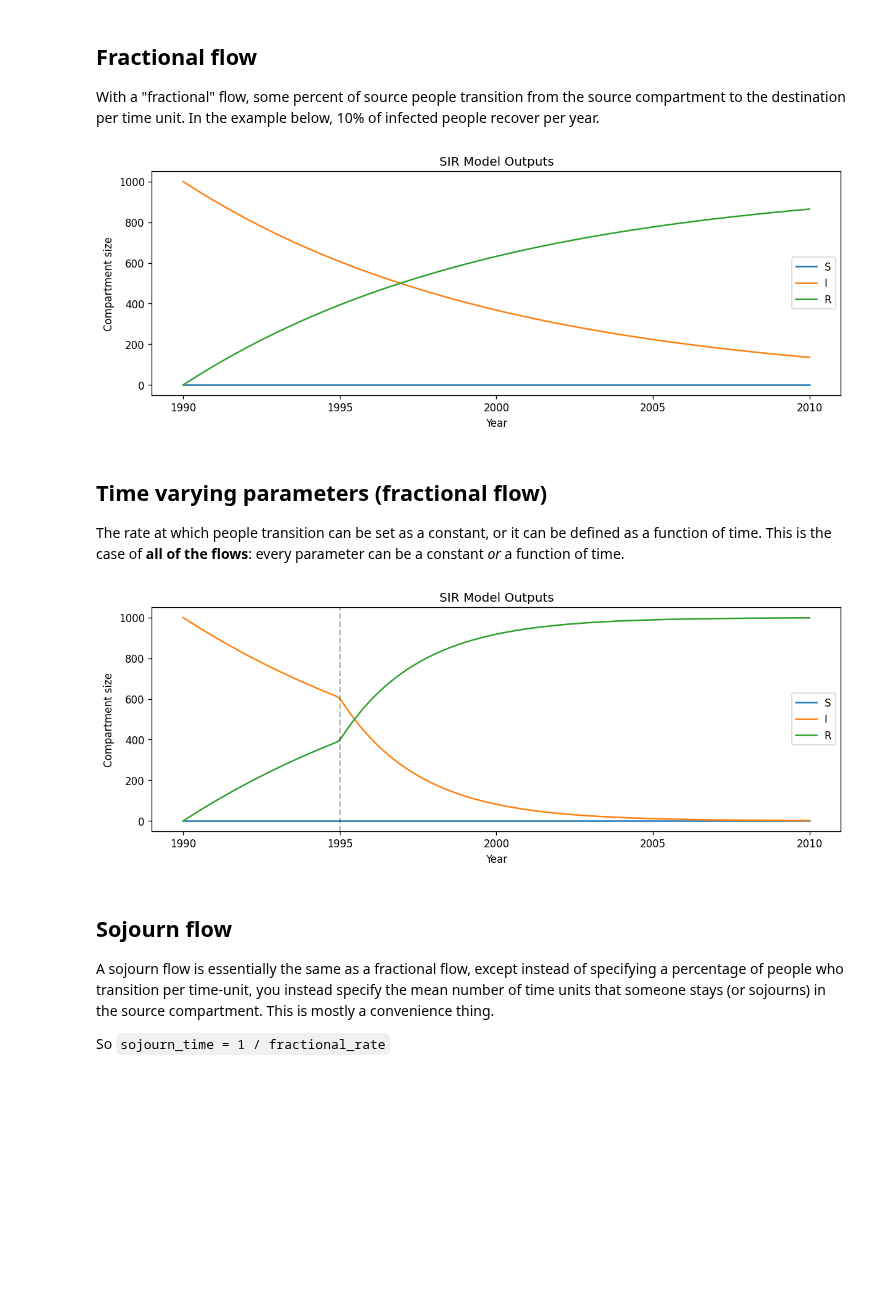
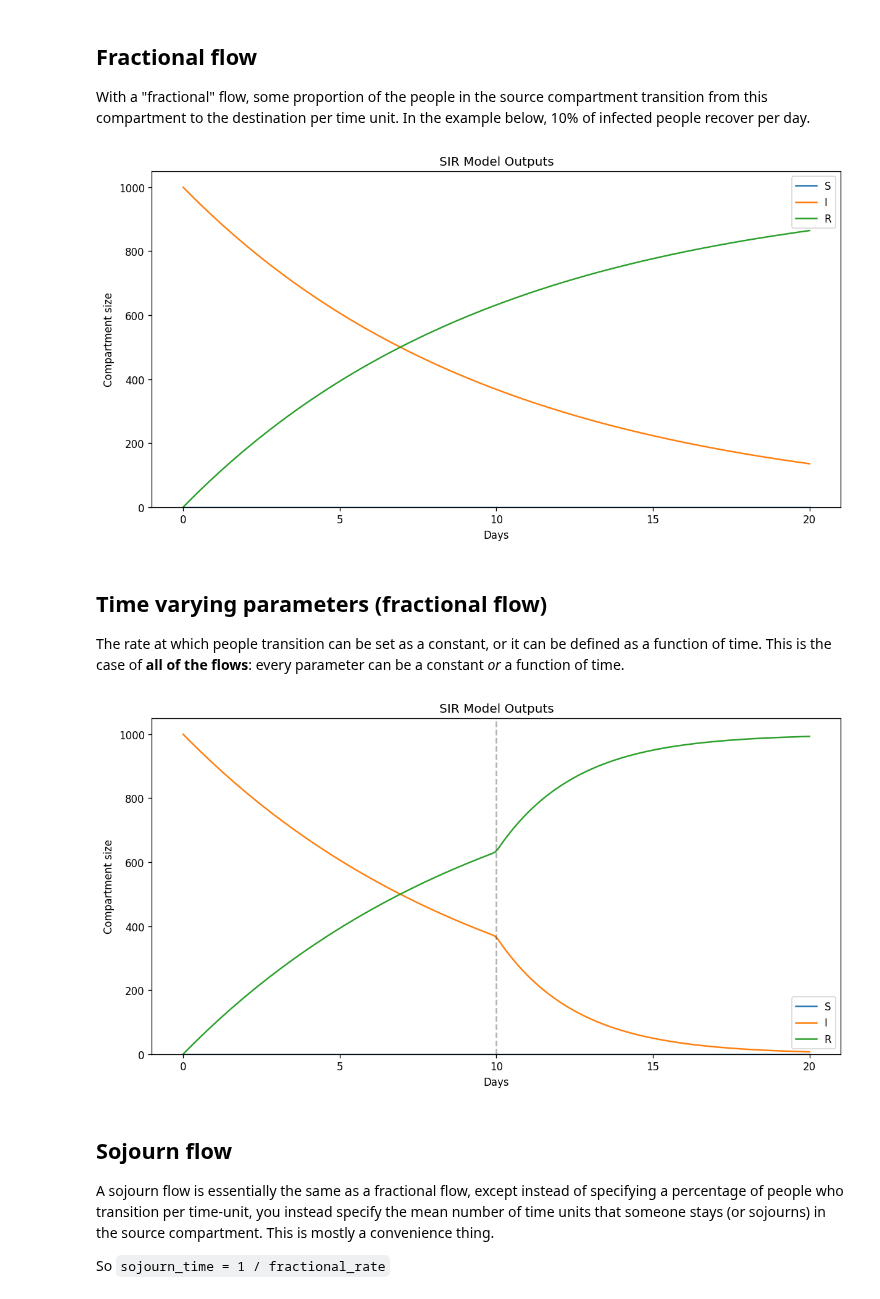
Before and after one commit to monash-emu/summer, a Jupyter notebook: docs/examples/3-flow-types.ipynb, the cells around one changed output. Cells and saved outputs as stored; diff of their text form; code cells hidden in the pictures; blank space fills up the shorter version.

Commit message:
Revise examples (#4)

```diff
--- a/docs/examples/3-flow-types.ipynb
+++ b/docs/examples/3-flow-types.ipynb
@@ -23,7 +23,7 @@ from summer import CompartmentalModel
 def build_model():
     """Returns a new SIR model"""
     return CompartmentalModel(
-        times=[1990, 2010],
+        times=[0, 20],
         compartments=["S", "I", "R"],
         infectious_compartments=["I"],
         timestep=0.1,
@@ -39,8 +39,9 @@ def plot_compartments(model, times=[]):
         ax.axvline(x=t, color='k', linestyle='--', alpha=0.3)
 
     ax.set_title("SIR Model Outputs")
-    ax.set_xlabel("Year")
+    ax.set_xlabel("Days")
     ax.set_ylabel("Compartment size")
+    ax.set_ylim(bottom=0)
     ax.legend(["S", "I", "R"])
     start, end = ax.get_xlim()
     ax.xaxis.set_ticks(np.arange(start + 1, end, 5))
@@ -48,7 +49,7 @@ def plot_compartments(model, times=[]):
 # %% [markdown]
 ## Fractional flow
 
-With a "fractional" flow, some percent of source people transition from the source compartment to the destination per time unit. In the example below, 10% of infected people recover per year.
+With a "fractional" flow, some proportion of the people in the source compartment transition from this compartment to the destination per time unit. In the example below, 10% of infected people recover per day.
 # %%
 model = build_model()
 model.set_initial_population(distribution={"I": 1000})
@@ -59,7 +60,7 @@ model.add_fractional_flow("recovery", fractional_rate=0.1, source="I", dest="R")
 model.run()
 plot_compartments(model)
 # %% [output]
-[figure, old version]
+[figure, new version]
 # %% [markdown]
 ## Time varying parameters (fractional flow)
 
@@ -67,26 +68,26 @@ The rate at which people transition can be set as a constant, or it can be defin
 # %%
 model = build_model()
 model.set_initial_population(distribution={"S": 0, "I": 1000})
 
 def recovery_rate(time):
     """
     Returns the recovery rate for a given time.
-    People recover faster after 1995 due to a magic drug.
+    People recover faster after day ten due to a magic drug.
     """
-    if time < 1995:
+    if time < 10:
         return 0.1
     else:
         return 0.4
 
 
 # Add a recovery flow where 10% of the source recover per time unit.
 model.add_fractional_flow("recovery", recovery_rate, "I", "R")
 
 # Use Runge-Kutta 4 solver to better capture sharp discontinuity.
 model.run(solver="rk4")
-plot_compartments(model, times=[1995])
+plot_compartments(model, times=[10])
 # %% [output]
-[figure, old version]
+[figure, new version]
 # %% [markdown]
 ## Sojourn flow
 
```
Also changed, not shown: parts of 14 cells of this notebook, 4 other files.
